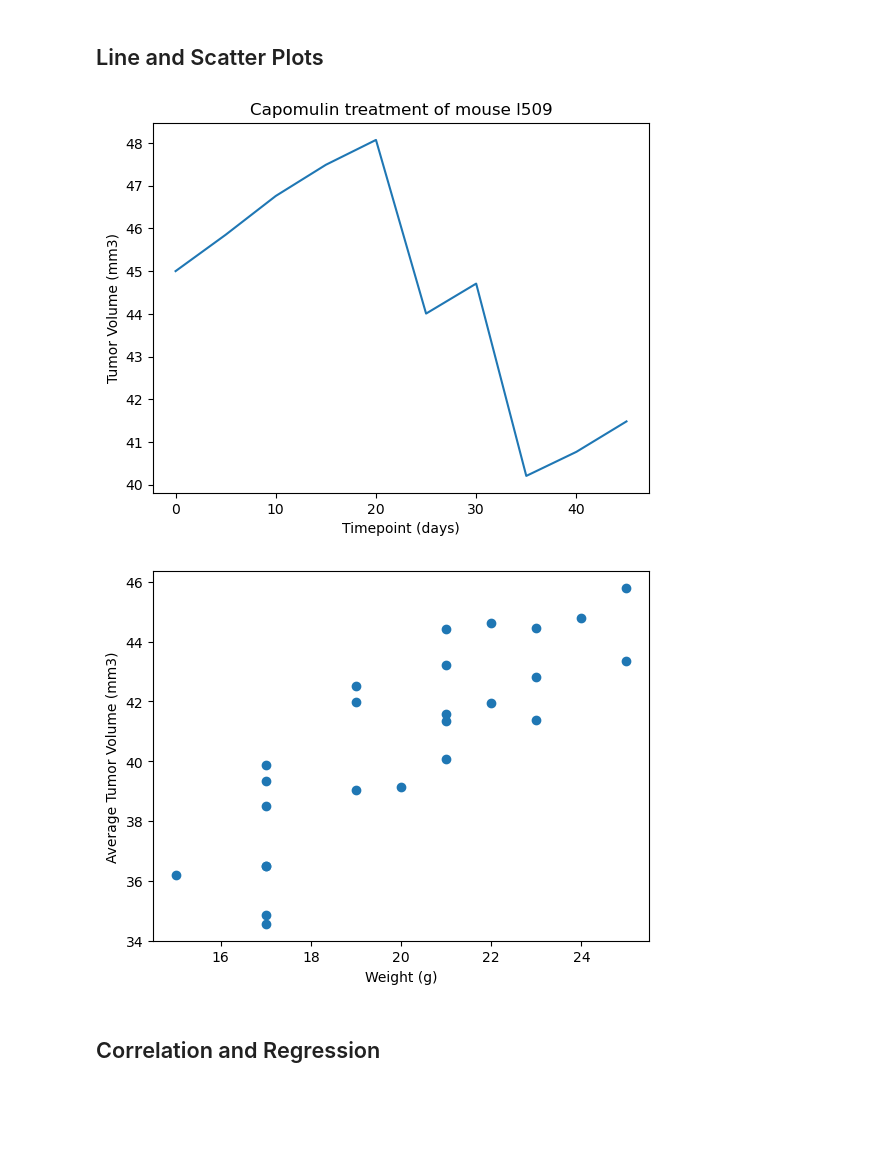
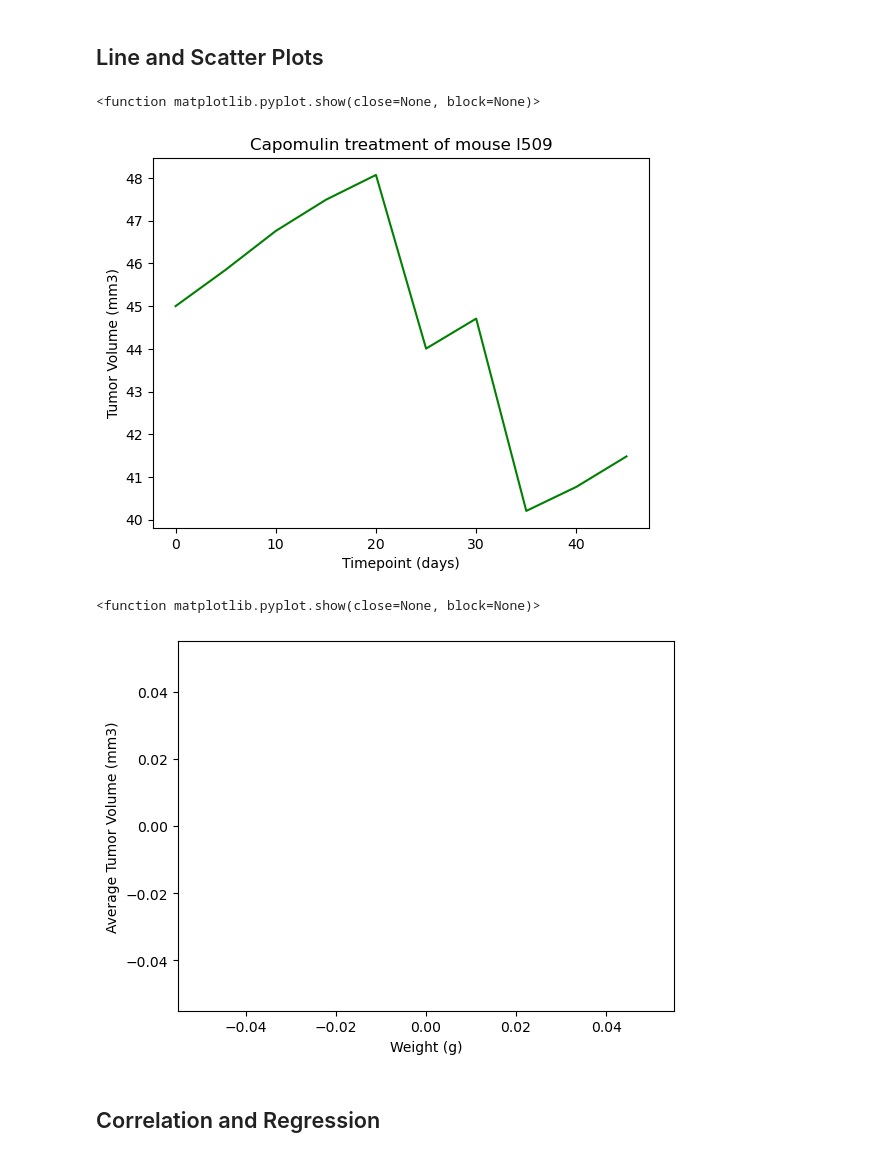
Before and after one commit to rachelpaczki/pymaceuticals-module-5, a Jupyter notebook: Pymaceuticals/pymaceuticals_final_analysis.ipynb, the cells around one changed output. Cells and saved outputs as stored; diff of their text form; code cells hidden in the pictures; blank space fills up the shorter version.

```diff
--- a/Pymaceuticals/pymaceuticals_final_analysis.ipynb
+++ b/Pymaceuticals/pymaceuticals_final_analysis.ipynb
@@ -273,11 +283,29 @@ plt.show()
 ## Line and Scatter Plots
 # %%
 # Generate a line plot of tumor volume vs. time point for a single mouse treated with Capomulin
+mouse_line_graph = clean_mouse_df.loc[clean_mouse_df['Mouse ID']== 'l509']
+x_axis = mouse_line_graph['Timepoint']
+y_axis = mouse_line_graph['Tumor Volume (mm3)']
+mouse_results = plt.plot(x_axis,y_axis,color="green", linewidth=1.5)
+plt.xlabel('Timepoint (days)')
+plt.ylabel('Tumor Volume (mm3)')
+plt.title('Capomulin treatment of mouse l509')
+plt.show
 # %% [output]
+<function matplotlib.pyplot.show(close=None, block=None)>
-[figure, old version]
+[figure, new version]
 # %%
 # Generate a scatter plot of mouse weight vs. the average observed tumor volume for the entire Capomulin regimen
+weight_mouse = clean_mouse_df.loc[clean_mouse_df['Mouse ID']== 'Capomulin']
+avg_tumor = weight_mouse.groupby(['Mouse ID']).mean()
+x_axis = weight_mouse['Weight (g)']
+y_axis = weight_mouse['Tumor Volume (mm3)']
+plt.scatter(avg_tumor ['Weight (g)'], avg_tumor['Tumor Volume (mm3)'])
+plt.xlabel('Weight (g)')
+plt.ylabel('Average Tumor Volume (mm3)')
+plt.show
 # %% [output]
+<function matplotlib.pyplot.show(close=None, block=None)>
-[figure, old version]
+[figure, new version]
 # %% [markdown]
 ## Correlation and Regression
```
Also changed, not shown: parts of 7 cells of this notebook.
